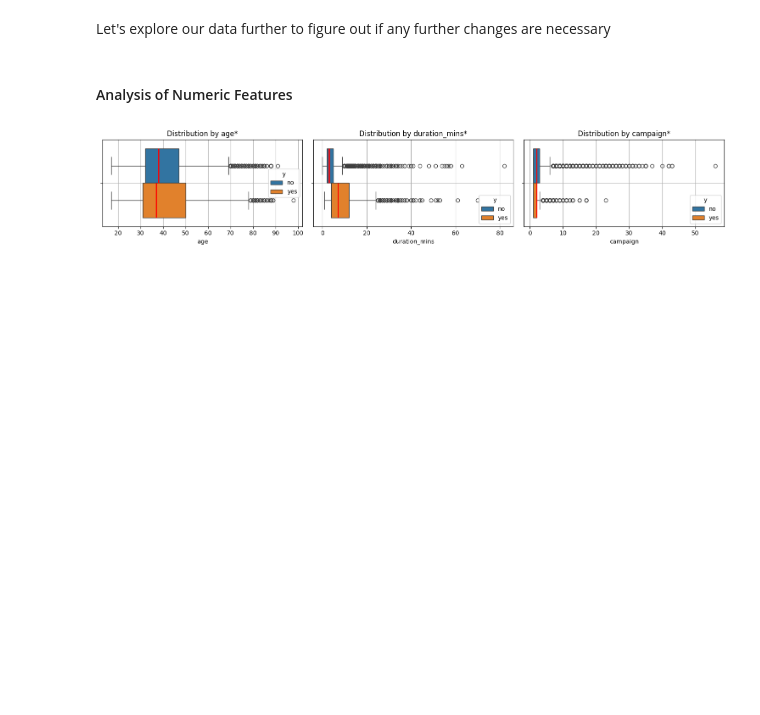
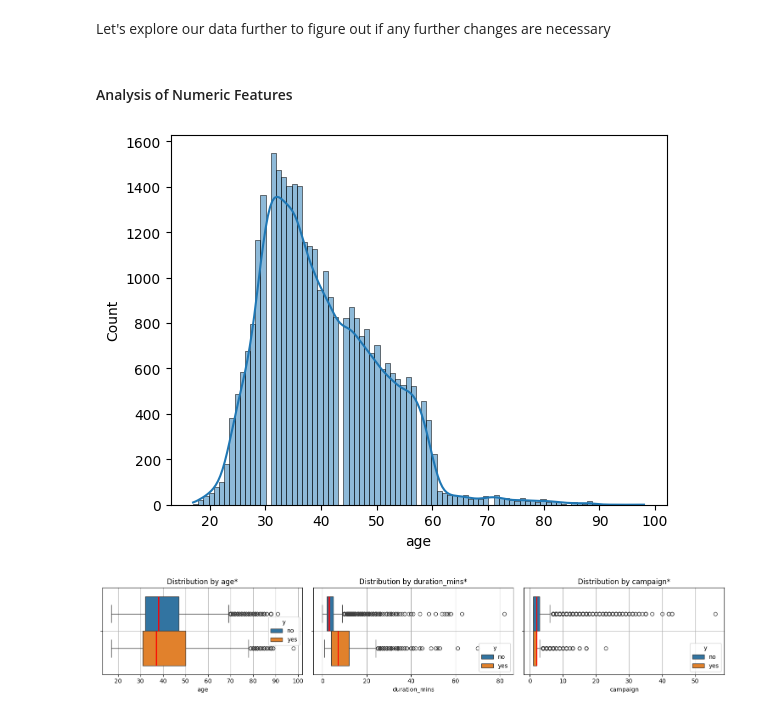
Before and after one commit to maripjan/Marketing-Campaign-at-Bank, a Jupyter notebook: subscription_prediction.ipynb, the cells around one changed output. Cells and saved outputs as stored; diff of their text form; code cells hidden in the pictures; blank space fills up the shorter version.

```diff
--- a/subscription_prediction.ipynb
+++ b/subscription_prediction.ipynb
@@ -225,8 +225,10 @@ Let's explore our data further to figure out if any further changes are necessar
 # %% [markdown]
 #### Analysis of Numeric Features
 # %%
-# sns.histplot(df_new['age'], kde=True)  # Create histogram
-# plt.show()  # Show plot
+sns.histplot(df_new['age'], kde=True)  # Create histogram
+plt.show()
+# %% [output]
+[figure, added]
 # %%
 cf.plot_boxplots(df_new, columns=['age', 'duration_mins', 'campaign'], target='y', figsize=(15, 3), subplot_grid_size=(1, 3))
 # %% [output]
```
Also changed, not shown: parts of 18 cells of this notebook, 15 other files.
